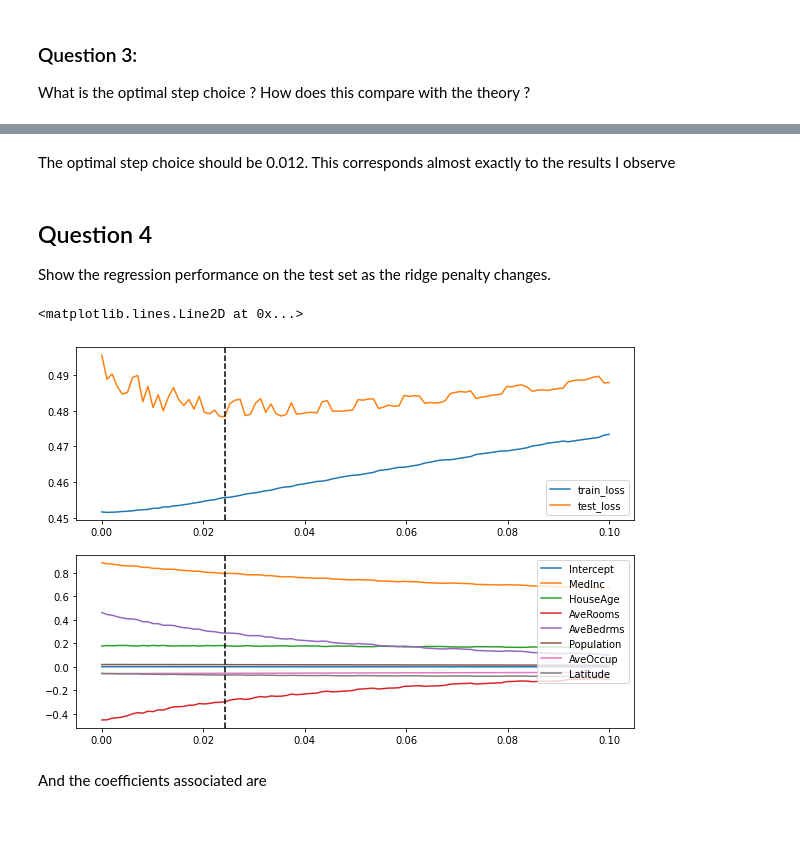
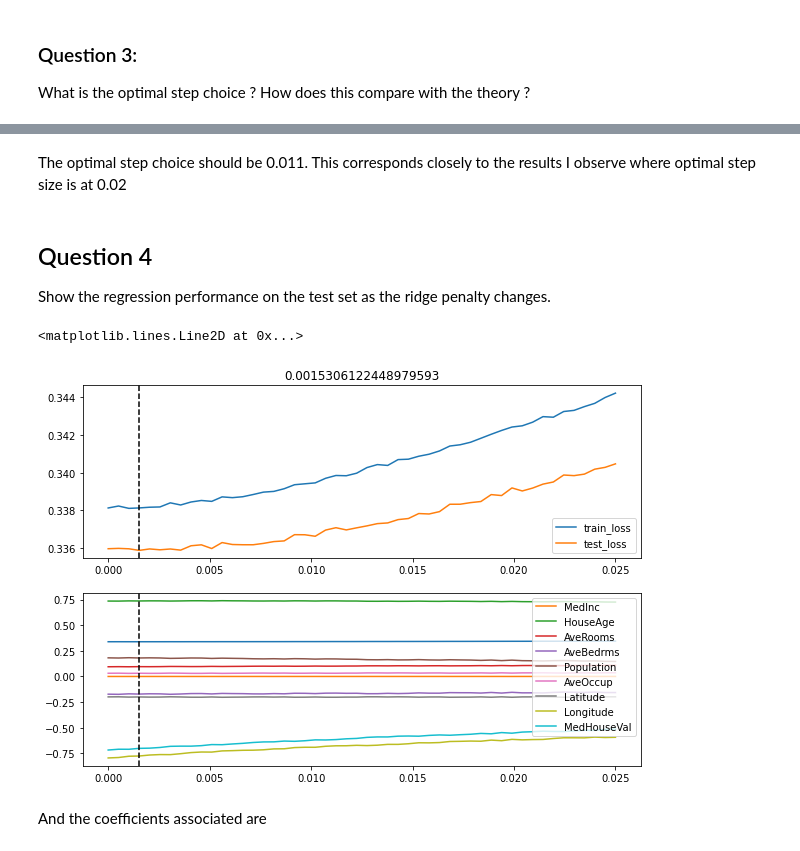
Before and after one commit to neytjieb1/optimisation_ml, a Jupyter notebook: Part 1/part1.ipynb, the cells around one changed output, grey strips where cells are left out. Drawn from its saved outputs; the diff is of its cells as text; code cells hidden in the pictures; blank space fills up the shorter version.

```diff
--- a/Part 1/part1.ipynb
+++ b/Part 1/part1.ipynb
@@ -83,7 +174,7 @@ def GD_ridge(X, y, niter, step=0.001, penalty=0):
     return theta, loss_evol
 # %%
 niter = 200
-steps = [1/10**i for i in range(1, 5)] + [0.5]
+steps = [1/10**i for i in range(1, 5)] + [0.25]
 penalty = 0.0001
 loss_evol = np.zeros((niter, len(steps)))
 theta = np.zeros((len(steps), X_train.shape[1]))
@@ -132,0 +205,15 @@ What is the optimal step choice ? How does this compare with the theory ?
+# %%
+niter = 200
+step = np.linspace(start=0.005, stop=0.5, num=50)
+penalty = 0.0001
+
+loss_evolution = np.zeros(len(step))
+theta = np.zeros((X_train.shape[1], len(step)))
+train_loss = np.zeros(len(step))
+test_loss = np.zeros(len(step))
+
+for i in range(len(step)):
+    s = step[i]
+    theta[:, i], loss_evolution = GD_ridge(X_train, y_train, niter, s, penalty)
+    train_loss[i] = loss_evolution[-1]
+    test_loss[i] = loss(X_test, y_test, theta[:, i])
@@ -138,13 +237,13 @@ tau
 # %% [markdown]
-The optimal step choice should be 0.012.
-This corresponds almost exactly to the results I observe
+The optimal step choice should be 0.011.
+This corresponds closely to the results I observe where optimal step size is at 0.02
 # %% [markdown]
 ## Question 4
 Show the regression performance on the test set as the ridge penalty changes.
 # %%
 niter = 300
-penalties = np.linspace(start=0.00, stop=0.1, num=100)
-step = 0.012
+penalties = np.linspace(start=0.00, stop=0.025, num=50)
+step = 0.011
 
 loss_evolution = np.zeros(len(penalties))
 theta = np.zeros((X_train.shape[1], len(penalties)))
@@ -156,27 +255,28 @@ for i in range(len(penalties)):
     theta[:, i], loss_evolution = GD_ridge(X_train, y_train, niter, step, penalty=p)
     train_loss[i] = loss_evolution[-1]
     test_loss[i] = loss(X_test, y_test, theta[:, i])
-
-explanatory = dataset.frame.columns[:-2]
-explanatory = list(np.insert(explanatory, 0, "Intercept"))
-theta = pd.DataFrame(theta.T, columns=explanatory)
+# %%
+explanatory = cols[:-1]
+explanatory = list(np.insert(explanatory, 0, "Intercept"))
+theta = pd.DataFrame(theta.T, columns=explanatory)
 # %%
 min_i = test_loss.argmin()
 
 plt.figure(figsize=(10, 7))
 plt.subplot(2,1,1)
 plt.plot(penalties, train_loss, label='train_loss')
 plt.plot(penalties, test_loss, label= 'test_loss')
 plt.axvline(x=penalties[min_i], linestyle='dashed', c='k')
+plt.title(penalties[min_i])
 plt.legend();
 
 plt.subplot(2,1,2)
-plt.plot(penalties, theta, label=explanatory)
+plt.plot(penalties, theta, label=cols)
 plt.legend(loc='upper right')
 plt.axvline(x=penalties[min_i], linestyle='dashed', c='k')
 # %% [output]
 <matplotlib.lines.Line2D at 0x...>
-[figure, old version]
+[figure, new version]
 # %% [markdown]
 And the coefficients associated are
 # %%
```
Also changed, not shown: parts of 35 cells of this notebook, 1 other file.
